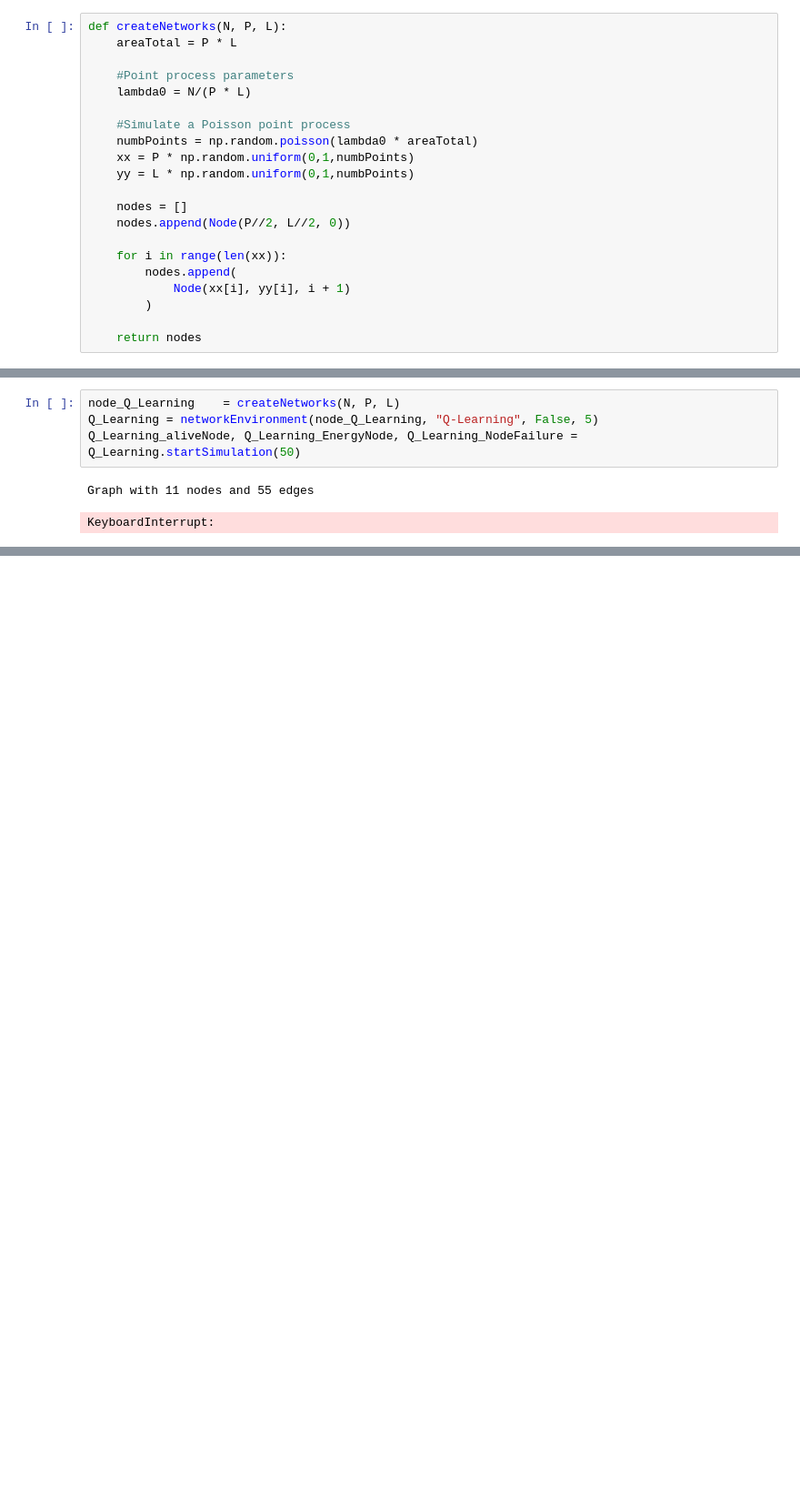
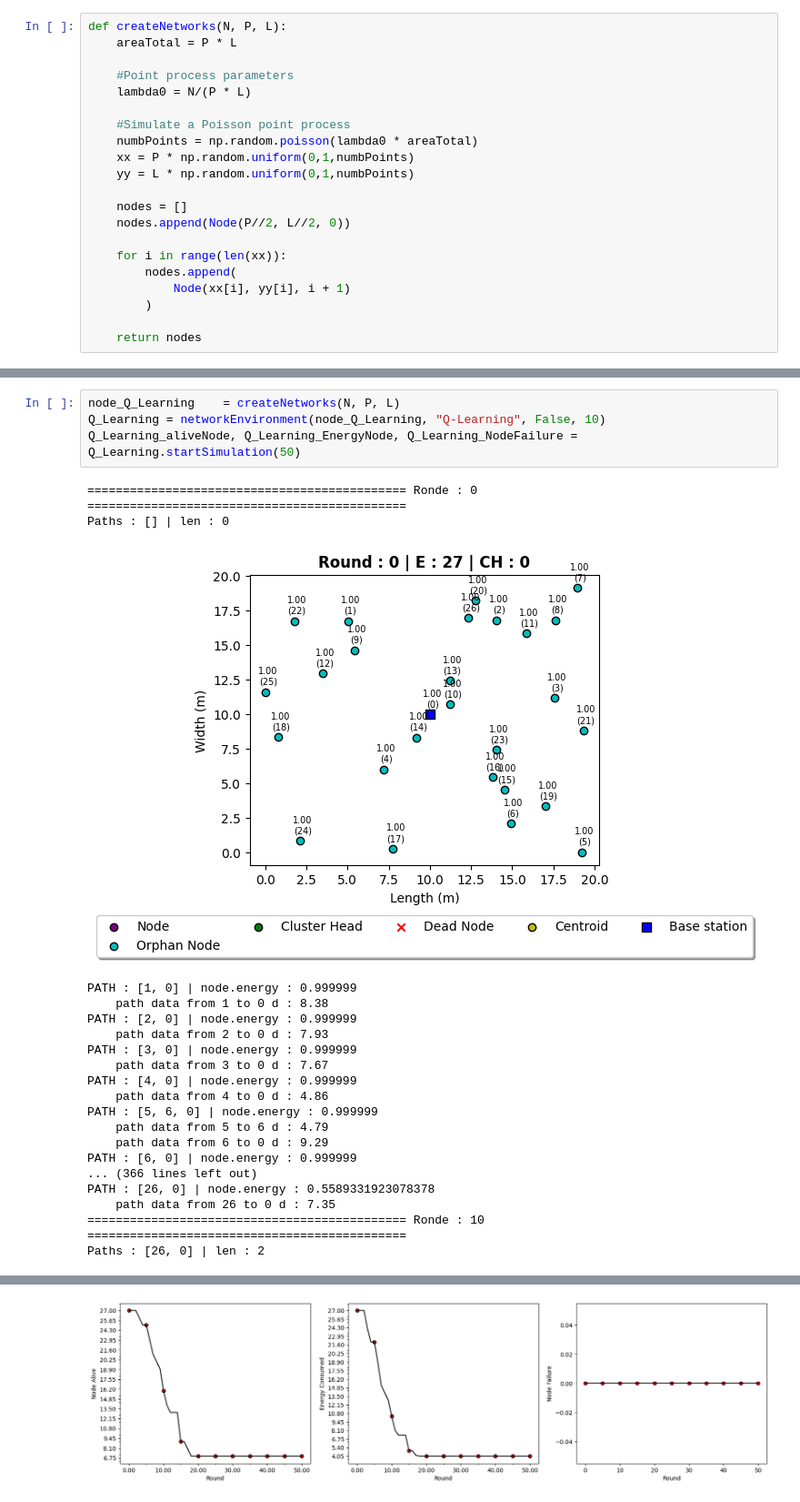
Before and after one commit to BiggusMaximus/Multi-Hop-Q-Learning-LEACH, a Jupyter notebook: code/architecture_v3.ipynb, the cells around one changed output, grey strips where cells are left out. Shown: that part at 91% size. Cells and saved outputs as stored; diff of their text form; blank space fills up the shorter version.

Commit message:
finish q learning

```diff
--- a/code/architecture_v3.ipynb
+++ b/code/architecture_v3.ipynb
@@ -515,7 +548,25 @@ Paths : []
 # %%
 node_Q_Learning    = createNetworks(N, P, L)
-Q_Learning = networkEnvironment(node_Q_Learning, "Q-Learning", False, 5)
+Q_Learning = networkEnvironment(node_Q_Learning, "Q-Learning", False, 10)
 Q_Learning_aliveNode, Q_Learning_EnergyNode, Q_Learning_NodeFailure = Q_Learning.startSimulation(50)
 # %% [output]
-Graph with 11 nodes and 55 edges
+============================================= Ronde : 0 =============================================
+Paths : [] | len : 0
+[figure, added]
-KeyboardInterrupt:
+PATH : [1, 0] | node.energy : 0.999999
+    path data from 1 to 0 d : 8.38
+PATH : [2, 0] | node.energy : 0.999999
+    path data from 2 to 0 d : 7.93
+PATH : [3, 0] | node.energy : 0.999999
+    path data from 3 to 0 d : 7.67
+PATH : [4, 0] | node.energy : 0.999999
+    path data from 4 to 0 d : 4.86
+PATH : [5, 6, 0] | node.energy : 0.999999
+    path data from 5 to 6 d : 4.79
+    path data from 6 to 0 d : 9.29
+PATH : [6, 0] | node.energy : 0.999999
+... (366 lines left out)
+PATH : [26, 0] | node.energy : 0.5589331923078378
+    path data from 26 to 0 d : 7.35
+============================================= Ronde : 10 =============================================
+Paths : [26, 0] | len : 2
@@ -521,0 +664 @@ KeyboardInterrupt:
+[figure, added]
```
Also changed, not shown: parts of 6 cells of this notebook, 3 other files.
